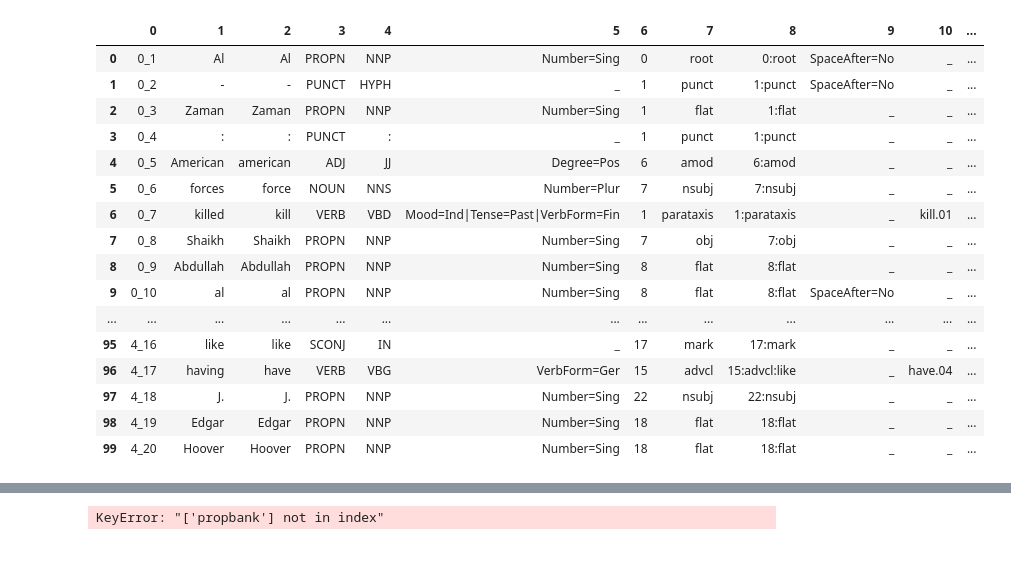
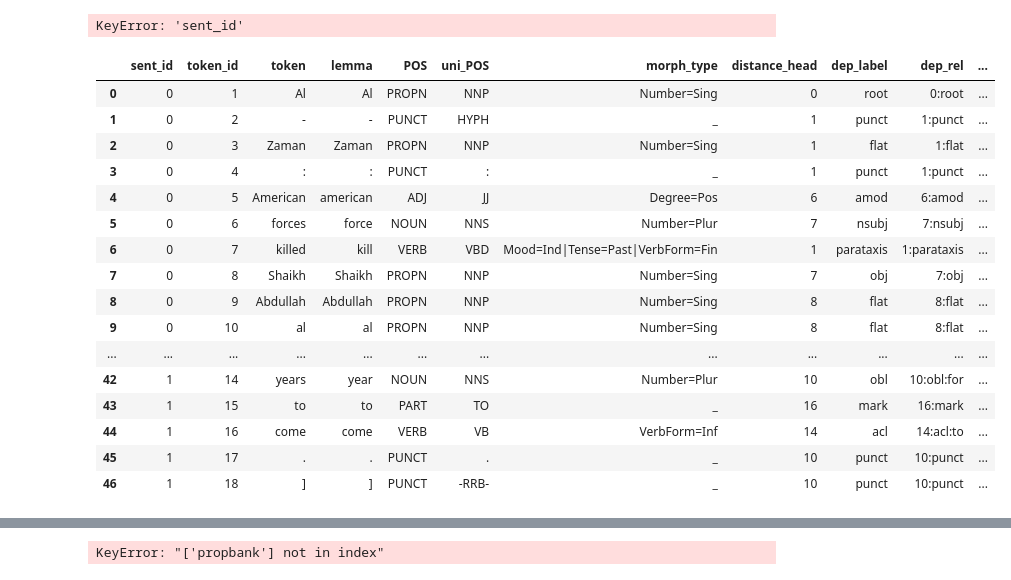
Before and after one commit to hasan-sh/advanced-nlp, a Jupyter notebook: Assignment 2/Untitled.ipynb, the cells around one changed output, grey strips where cells are left out. Saved outputs shown, nothing was run; the diff lists cells and outputs as text; code cells hidden in the pictures.

```diff
--- a/Assignment 2/Untitled.ipynb
+++ b/Assignment 2/Untitled.ipynb
@@ -36,20 +41,2 @@ pd.set_option('display.max_rows', None)
 # %%
-train_df.head(100)
+# train_df.head(100)
-# %% [output]
-|  | 0 | 1 | 2 | 3 | 4 | 5 | 6 | 7 | 8 | 9 | 10 | ... |
-| 0 | 0_1 | Al | Al | PROPN | NNP | Number=Sing | 0 | root | 0:root | SpaceAfter=No | _ | ... |
-| 1 | 0_2 | - | - | PUNCT | HYPH | _ | 1 | punct | 1:punct | SpaceAfter=No | _ | ... |
-| 2 | 0_3 | Zaman | Zaman | PROPN | NNP | Number=Sing | 1 | flat | 1:flat | _ | _ | ... |
-| 3 | 0_4 | : | : | PUNCT | : | _ | 1 | punct | 1:punct | _ | _ | ... |
-| 4 | 0_5 | American | american | ADJ | JJ | Degree=Pos | 6 | amod | 6:amod | _ | _ | ... |
-| 5 | 0_6 | forces | force | NOUN | NNS | Number=Plur | 7 | nsubj | 7:nsubj | _ | _ | ... |
-| 6 | 0_7 | killed | kill | VERB | VBD | Mood=Ind|Tense=Past|VerbForm=Fin | 1 | parataxis | 1:parataxis | _ | kill.01 | ... |
-| 7 | 0_8 | Shaikh | Shaikh | PROPN | NNP | Number=Sing | 7 | obj | 7:obj | _ | _ | ... |
-| 8 | 0_9 | Abdullah | Abdullah | PROPN | NNP | Number=Sing | 8 | flat | 8:flat | _ | _ | ... |
-| 9 | 0_10 | al | al | PROPN | NNP | Number=Sing | 8 | flat | 8:flat | SpaceAfter=No | _ | ... |
-| ... | ... | ... | ... | ... | ... | ... | ... | ... | ... | ... | ... | ... |
-| 95 | 4_16 | like | like | SCONJ | IN | _ | 17 | mark | 17:mark | _ | _ | ... |
-| 96 | 4_17 | having | have | VERB | VBG | VerbForm=Ger | 15 | advcl | 15:advcl:like | _ | have.04 | ... |
-| 97 | 4_18 | J. | J. | PROPN | NNP | Number=Sing | 22 | nsubj | 22:nsubj | _ | _ | ... |
-| 98 | 4_19 | Edgar | Edgar | PROPN | NNP | Number=Sing | 18 | flat | 18:flat | _ | _ | ... |
-| 99 | 4_20 | Hoover | Hoover | PROPN | NNP | Number=Sing | 18 | flat | 18:flat | _ | _ | ... |
@@ -55,0 +55,24 @@ train_df.head(100)
+# %%
+train_df.groupby('sent_id').apply(split_sentences)
+# %% [output]
+KeyError: 'sent_id'
+# %%
+train_df
+# %% [output]
+|  | sent_id | token_id | token | lemma | POS | uni_POS | morph_type | distance_head | dep_label | dep_rel | ... |
+| 0 | 0 | 1 | Al | Al | PROPN | NNP | Number=Sing | 0 | root | 0:root | ... |
+| 1 | 0 | 2 | - | - | PUNCT | HYPH | _ | 1 | punct | 1:punct | ... |
+| 2 | 0 | 3 | Zaman | Zaman | PROPN | NNP | Number=Sing | 1 | flat | 1:flat | ... |
+| 3 | 0 | 4 | : | : | PUNCT | : | _ | 1 | punct | 1:punct | ... |
+| 4 | 0 | 5 | American | american | ADJ | JJ | Degree=Pos | 6 | amod | 6:amod | ... |
+| 5 | 0 | 6 | forces | force | NOUN | NNS | Number=Plur | 7 | nsubj | 7:nsubj | ... |
+| 6 | 0 | 7 | killed | kill | VERB | VBD | Mood=Ind|Tense=Past|VerbForm=Fin | 1 | parataxis | 1:parataxis | ... |
+| 7 | 0 | 8 | Shaikh | Shaikh | PROPN | NNP | Number=Sing | 7 | obj | 7:obj | ... |
+| 8 | 0 | 9 | Abdullah | Abdullah | PROPN | NNP | Number=Sing | 8 | flat | 8:flat | ... |
+| 9 | 0 | 10 | al | al | PROPN | NNP | Number=Sing | 8 | flat | 8:flat | ... |
+| ... | ... | ... | ... | ... | ... | ... | ... | ... | ... | ... | ... |
+| 42 | 1 | 14 | years | year | NOUN | NNS | Number=Plur | 10 | obl | 10:obl:for | ... |
+| 43 | 1 | 15 | to | to | PART | TO | _ | 16 | mark | 16:mark | ... |
+| 44 | 1 | 16 | come | come | VERB | VB | VerbForm=Inf | 14 | acl | 14:acl:to | ... |
+| 45 | 1 | 17 | . | . | PUNCT | . | _ | 10 | punct | 10:punct | ... |
+| 46 | 1 | 18 | ] | ] | PUNCT | -RRB- | _ | 10 | punct | 10:punct | ... |
```
Also changed, not shown: parts of 13 cells of this notebook.
